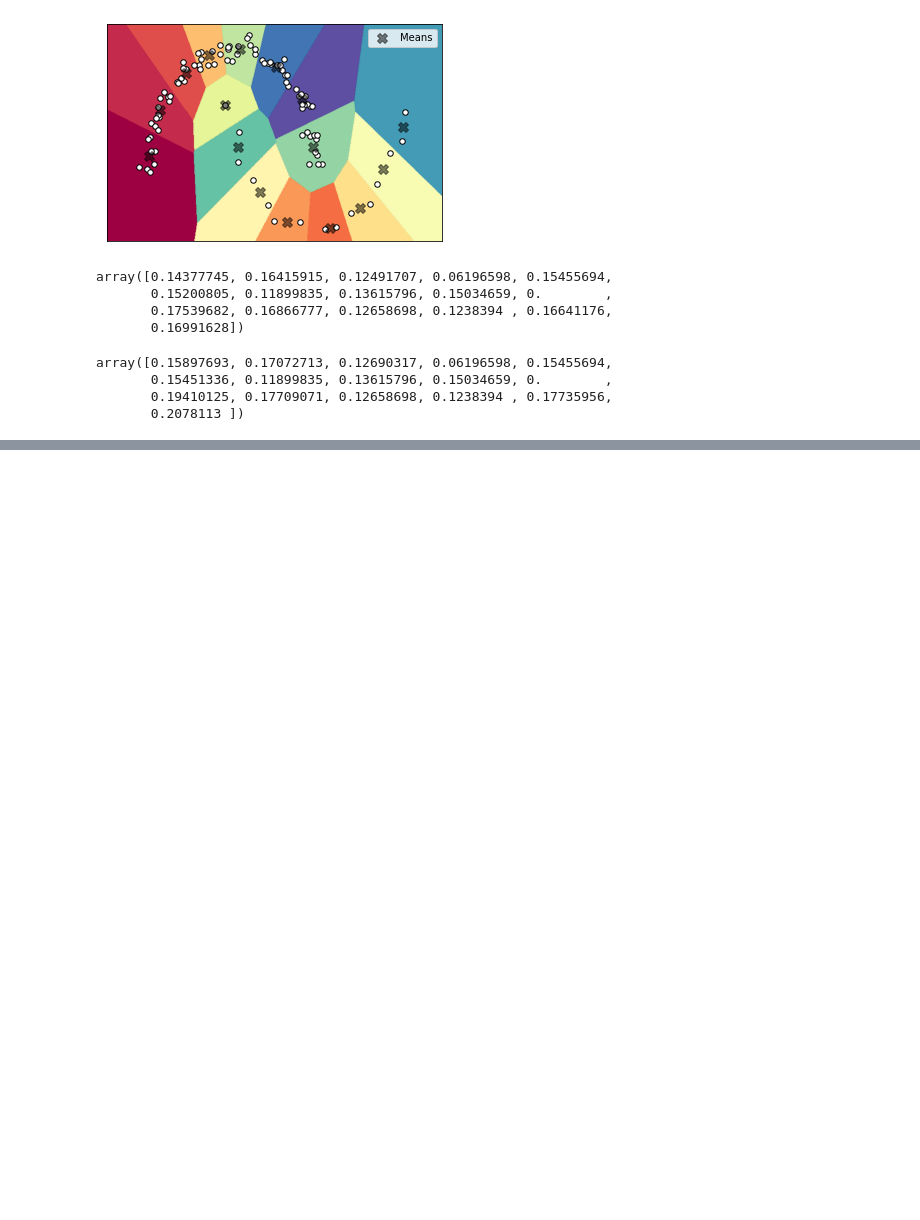
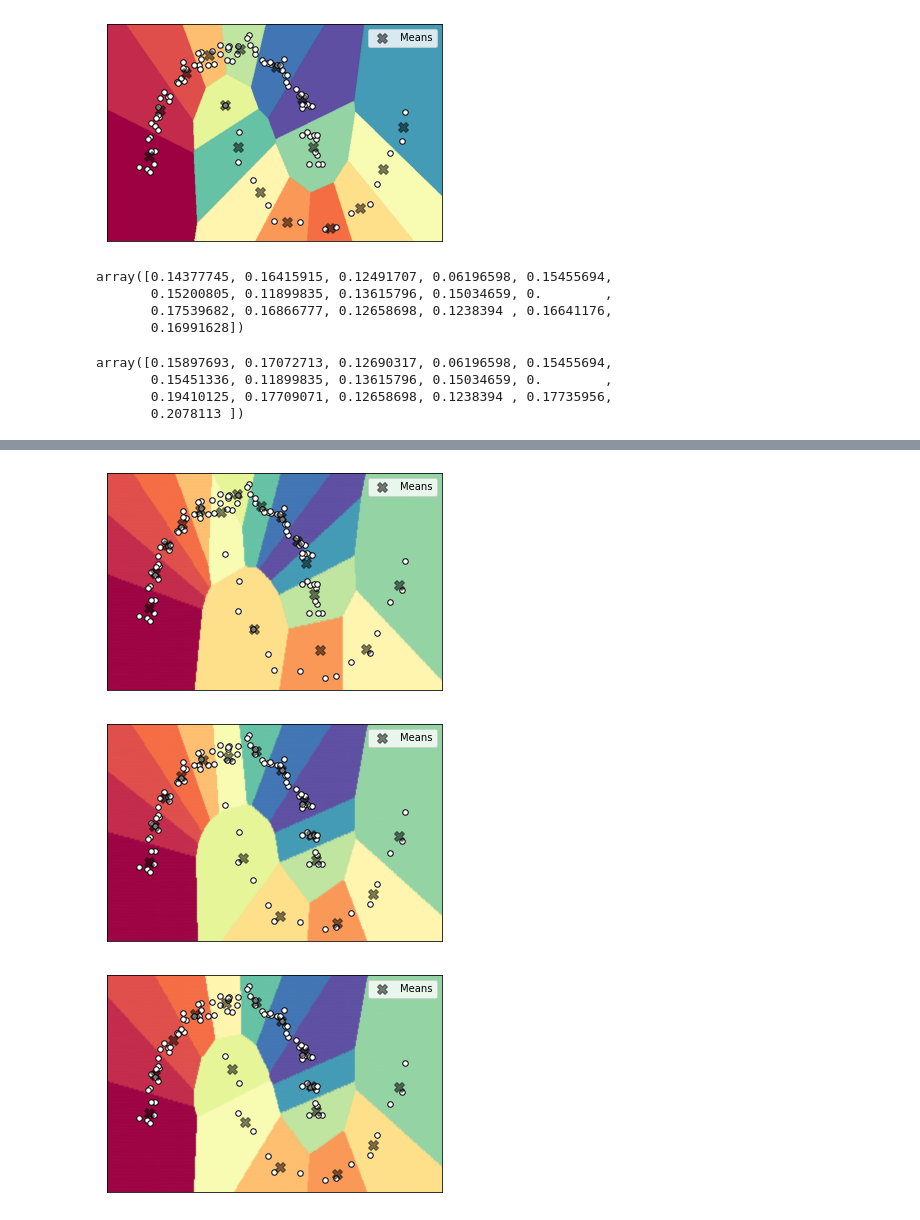
Before and after one commit to AhmedImtiazPrio/radius-constrained-kmeans, a Jupyter notebook: two_moons.ipynb, the cells around one changed output, grey strips where cells are left out. Drawn from its saved outputs; the diff is of its cells as text; code cells hidden in the pictures; blank space fills up the shorter version.

```diff
--- a/two_moons.ipynb
+++ b/two_moons.ipynb
@@ -225,0 +252,23 @@ array([0.15897693, 0.17072713, 0.12690317, 0.06196598, 0.15455694,
+# %%
+size_min = 1
+
+for size_max in [7,10,N]:
+
+    kmeans = KCardi(n_clusters=16,
+                               size_max=size_max,
+                               size_min = size_min,
+                               ).fit(x)
+
+    labels = kmeans.labels_
+    labels = labelsort(x,labels)
+    centroids = np.stack([np.mean(x[labels==each],0)for each in np.unique(labels)])
+    ax = plot_partition_2D(x,centroids)
+    ax.set_xlim([-1.5,2.5])
+    ax.set_ylim([-.6,1.2])
+    ax.set_xticks([])
+    ax.set_yticks([])
+    plt.show()
+# %% [output]
+[figure, added]
+[figure, added]
+[figure, added]
```
Also changed, not shown: parts of 3 cells of this notebook, 1 other file.
